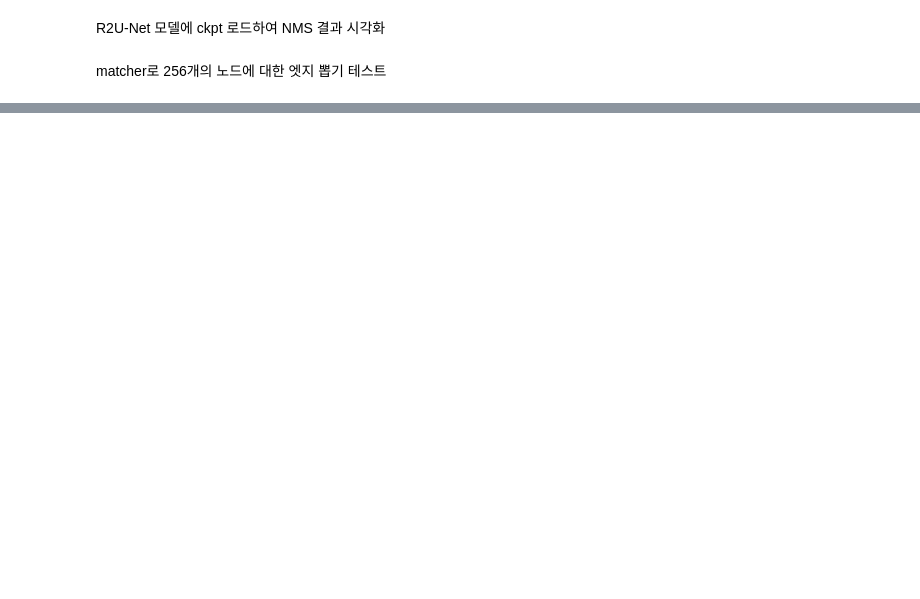
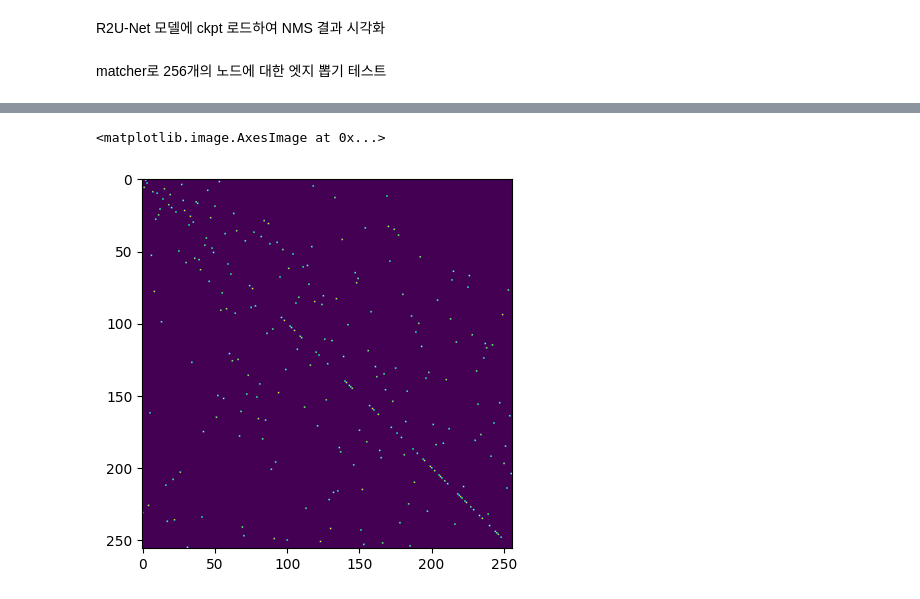
Before and after one commit to tmits37/relationformer, a Jupyter notebook: test_inference_TopDiG.ipynb, the cells around one changed output, grey strips where cells are left out. Saved outputs shown, nothing was run; the diff lists cells and outputs as text; code cells hidden in the pictures; blank space fills up the shorter version.

```diff
--- a/test_inference_TopDiG.ipynb
+++ b/test_inference_TopDiG.ipynb
@@ -436,0 +497,5 @@ print(a.transpose())
+# %%
+plt.imshow(gt_score[0])
+# %% [output]
+<matplotlib.image.AxesImage at 0x...>
+[figure, added]
```
Also changed, not shown: parts of 15 cells of this notebook, 7 other files.
